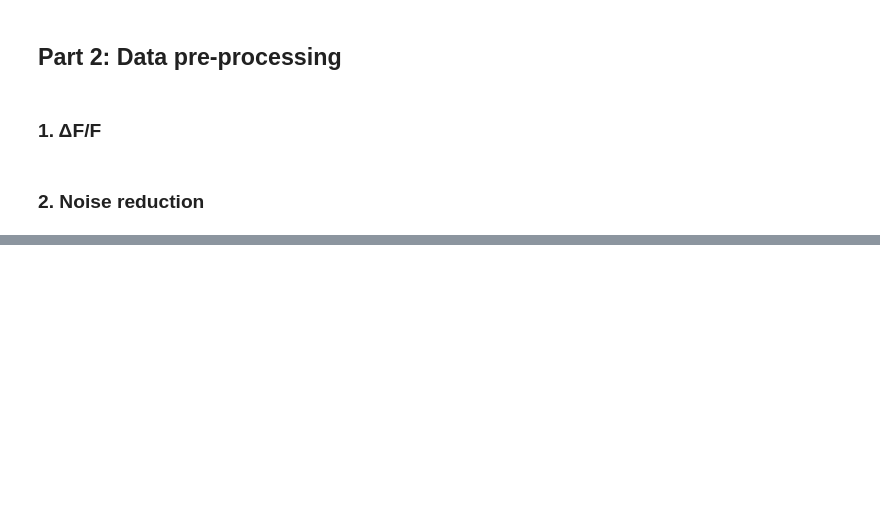
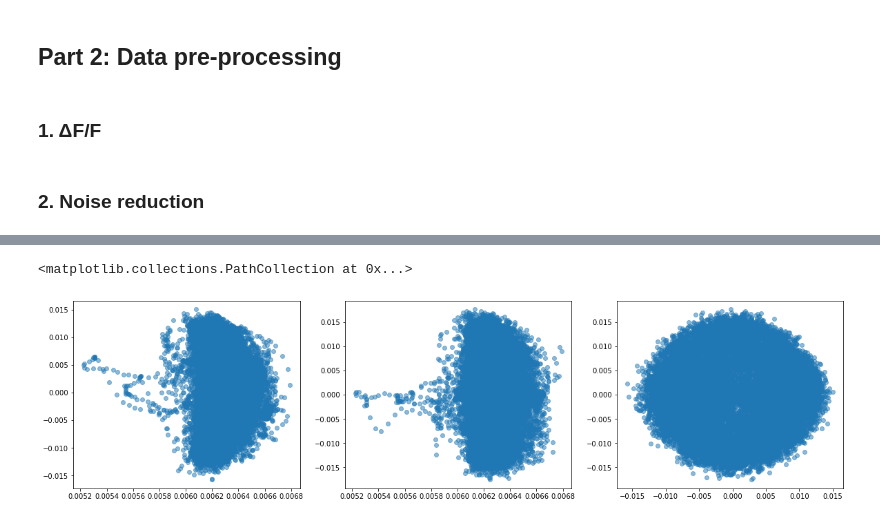
Before and after one commit to Blaise-g/super-duper-Cobar, a Jupyter notebook: Hila.ipynb, the cells around one changed output, grey strips where cells are left out. Drawn from its saved outputs; the diff is of its cells as text; code cells hidden in the pictures; blank space fills up the shorter version.

```diff
--- a/Hila.ipynb
+++ b/Hila.ipynb
@@ -154,0 +233,10 @@ fig.savefig('report_images/w8_all_joint.png')
+# %%
+#plot different pairs of components
+fig, ax = plt.subplots(nrows = 1, ncols = 3, figsize = (20,5))
+ax.ravel
+ax[0].scatter(pca_dyn.components_[0], pca_dyn.components_[1], alpha = 0.5)
+ax[1].scatter(pca_dyn.components_[0], pca_dyn.components_[2], alpha = 0.5)
+ax[2].scatter(pca_dyn.components_[1], pca_dyn.components_[2], alpha = 0.5)
+# %% [output]
+<matplotlib.collections.PathCollection at 0x...>
+[figure, added]
```
Also changed, not shown: parts of 8 cells of this notebook.
